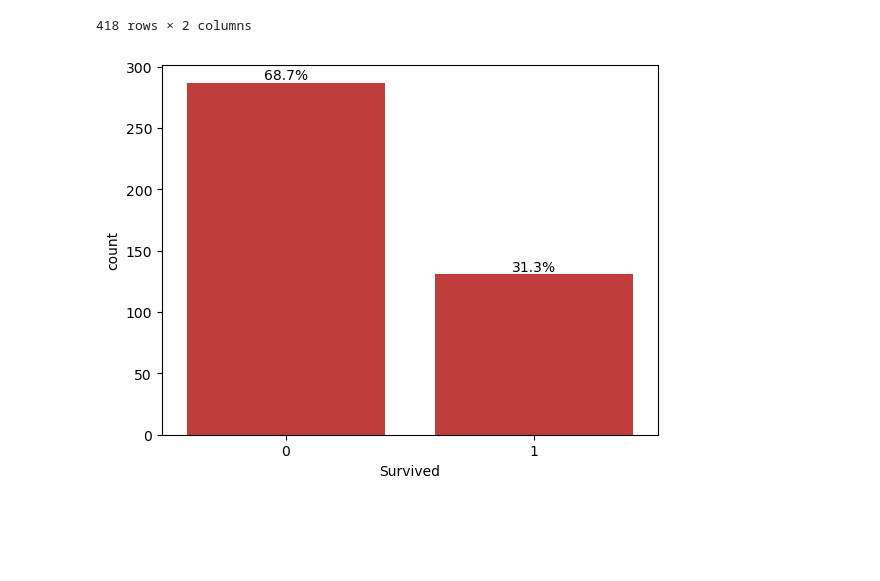
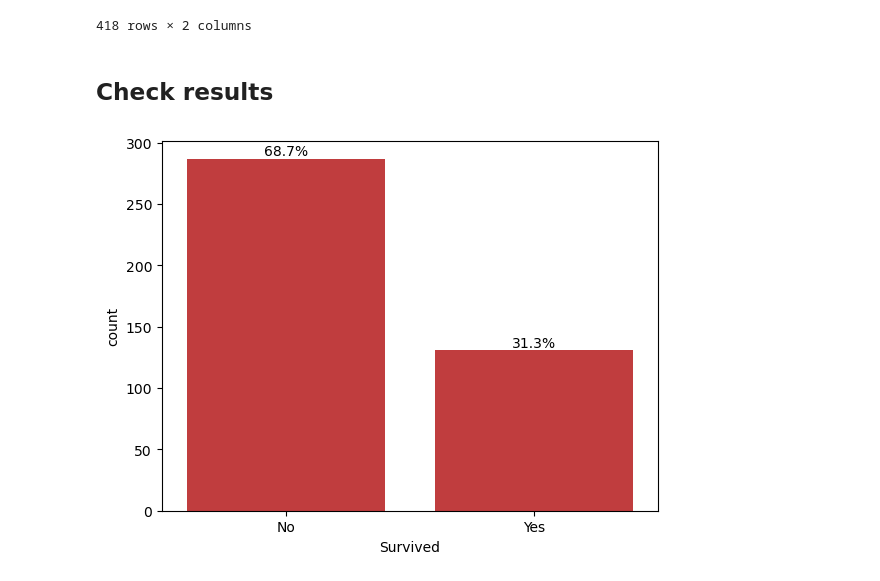
Before and after one commit to Andresmfs/Binary-classification-ML-models-Titanic-survivals, a Jupyter notebook: titanic.ipynb, the cells around one changed output. Cells and saved outputs as stored; diff of their text form; code cells hidden in the pictures; blank space fills up the shorter version.

```diff
--- a/titanic.ipynb
+++ b/titanic.ipynb
@@ -1405,11 +1405,18 @@ submission_df
 | 416 | 1308 | 0 |
 | 417 | 1309 | 0 |
 418 rows × 2 columns
-# %%
-sns.countplot(submission_df, x='Survived', color='tab:red')
-print_percentage(submission_df, column_name='Survived', order=[0, 1])
-# %% [output]
-[figure, removed]
 # %%
 # We save the results as a csv file
 submission_df.to_csv('submission.csv', index=False)
+# %% [markdown]
+## Check results
+# %%
+df_test_prediction = pd.concat([df_test_original.set_index('PassengerId'), submission_df.set_index('PassengerId')], axis=1)
+df_test_prediction['Survived'] = df_test_prediction['Survived'].replace({1: 'Yes', 0: 'No'})
+
+df_test_surv = df_test_prediction[df_test_prediction['Survived'] == 'Yes']
+# %%
+sns.countplot(df_test_survived, x='Survived', color='tab:red')
+print_percentage(submission_df, column_name='Survived', order=[0, 1])
+# %% [output]
+[figure, added]
```
Also changed, not shown: 2 other files.
